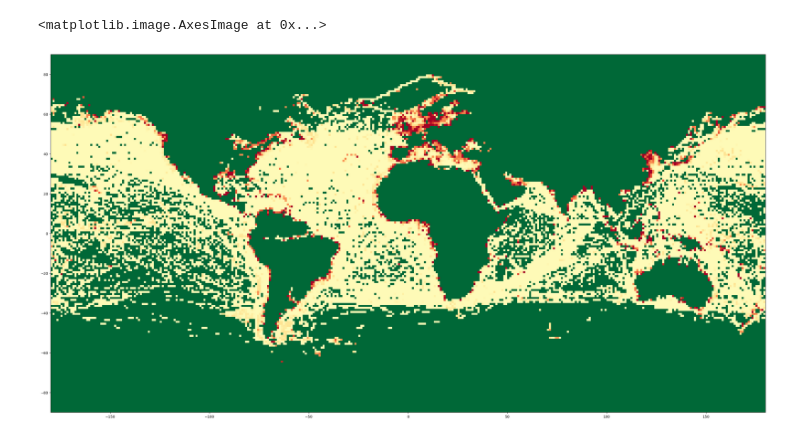
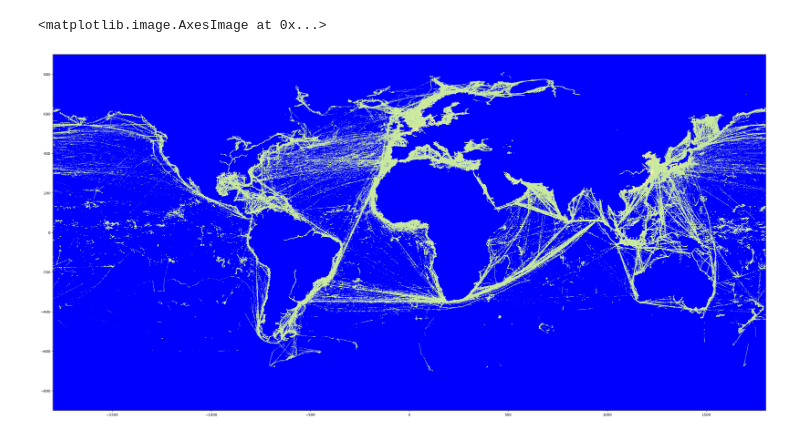
Before and after one commit to dominic-soh/thesis-research-papers, a Jupyter notebook: convert_png_to_scalar.ipynb, the cells around one changed output. Saved outputs shown, nothing was run; the diff lists cells and outputs as text; code cells hidden in the pictures.

```diff
--- a/convert_png_to_scalar.ipynb
+++ b/convert_png_to_scalar.ipynb
@@ -4,11 +4,29 @@ import matplotlib.cm as cm
 import numpy as np
 import scipy.cluster.vq as scv
 from mpl_toolkits.basemap import Basemap
+import matplotlib.colors as colors
+import math
+def func(x, a, b, c, d):
+    return a * np.exp(b * (x+d)) + c
 
+def truncate_colormap(cmap, minval=0.0, maxval=1.0, n=100):
+    new_cmap = colors.LinearSegmentedColormap.from_list(
+        'trunc({n},{a:.2f},{b:.2f})'.format(n=cmap.name, a=minval, b=maxval),
+        cmap(np.linspace(minval, maxval, n)))
+    return new_cmap
+
+def create_linear_slope(x_start, x_end, y_start, y_end):
+    slope = y_end - y_start / (x_end - x_start)
+    return slope
+
+cmap = cm.jet
+# new_cmap = truncate_colormap(cmap, 0.0, 0.7465)
+new_cmap = truncate_colormap(cm.Spectral_r, 0.35, 1.0)
 
 def colormap2arr(arr,cmap):
     # http://stackoverflow.com/questions/3720840/how-to-reverse-color-map-image-to-scalar-values/3722674#3722674
-    gradient=cmap(np.linspace(0.0,1.0,100))
+    # gradient=cmap(np.apply_along_axis(func, 0,np.linspace(0.0,10.0,100)))
+    gradient=cmap(np.linspace(0.0,1.0,1000))
 
     # Reshape arr to something like (240*240, 4), all the 4-tuples in a long list...
     arr2=arr.reshape((arr.shape[0]*arr.shape[1],arr.shape[2]))
@@ -17,21 +35,87 @@ def colormap2arr(arr,cmap):
     # Use vector quantization to shift the values in arr2 to the nearest point in
     # the code book (gradient).
     code,dist=scv.vq(arr2,gradient)
+    print(code.shape)
 
     # code is an array of length arr2 (240*240), holding the code book index for
     # each observation. (arr2 are the "observations".)
     # Scale the values so they are from 0 to 1.
+    print(code.max(),code.min())
     values=code.astype('float')/gradient.shape[0]
+    non_zero = values[values != 0]
+    range_of_x = non_zero.max() - non_zero.min()
+    for index, i in enumerate(values):
+        if i == 0:
+            continue
+        else:
+            i = (i - non_zero.min()) / range_of_x
+            # 0, 0.05, 0.1, 0.2, 0.5, 2, 5, 10, 20, 100, 150
+            if i <= 0.1:
+                slope = create_linear_slope(0, 0.1, 0, 0.05)
+                c = 0 - slope * 0
+                y = slope * i + c
+                values[index] = y
+            elif i <= 0.2:
+                slope = create_linear_slope(0.1, 0.2, 0.05, 0.1)
+                c = 0.05 - slope * 0.1
+                y = slope * i + c
+                values[index] = y
+            elif i <= 0.3:
+                slope = create_linear_slope(0.2, 0.3, 0.1, 0.2)
+                c = 0.1 - slope * 0.2
+                y = slope * i + c
+                values[index] = y
+            elif i <= 0.4:
+                slope = create_linear_slope(0.3, 0.4, 0.2, 0.5)
+                c = 0.2 - slope * 0.3
+                y = slope * i + c
+                values[index] = y
+            elif i <= 0.5:
+                slope = create_linear_slope(0.4, 0.5, 0.5, 2)
+                c = 0.5 - slope * 0.4
+                y = slope * i + c
+                values[index] = y
+            elif i <= 0.6:
+                slope = create_linear_slope(0.5, 0.6, 2, 5)
+                c = 2 - slope * 0.5
+                y = slope * i + c
+                values[index] = y
+            elif i <= 0.7:
+                slope = create_linear_slope(0.6, 0.7, 5, 10)
+                c = 5 - slope * 0.6
+                y = slope * i + c
+                values[index] = y
+            elif i <= 0.8:
+                slope = create_linear_slope(0.7, 0.8, 10, 20)
+                c = 10 - slope * 0.7
+                y = slope * i + c
+                values[index] = y
+            elif i <= 0.9:
+                slope = create_linear_slope(0.8, 0.9, 20, 100)
+                c = 20 - slope * 0.8
+                y = slope * i + c
+                values[index] = y
+            elif i <= 1.0:
+                slope = create_linear_slope(0.9, 1.0, 100, 500)
+                c = 100 - slope * 0.9
+                y = slope * i + c
+                values[index] = y
+            # else:
+            #     values[index] = func(((i - non_zero.min()) / range_of_x) * 10, *popt)
+            # values[index] = (i - non_zero.min()) / range_of_x
+            # values[index] = i
+
 
     # Reshape values back to (240,240)
-    values=values.reshape(180, 360)
+    values=values.reshape(1800, 3600)
     values=values[::-1]
     return values
 fig, ax = plt.subplots(figsize=(36,72))
 
-arr=plt.imread('2011-06-01_1deg_density.png')
-values=colormap2arr(arr,cm.jet)
+arr=plt.imread('2020-04-01_10km_density.png')
+values=colormap2arr(arr,cmap)
 # Proof that it works:
-plt.imshow(values, cmap='RdYlGn_r',
-           origin='lower', extent=[-180,180,-90,90])
+new_cmap.set_under('blue')
+plt.imshow(values, cmap=new_cmap,
+           origin='lower', extent=[-1800,1800,-900,900], vmin=0.001)
 # %% [output]
@@ -39,2 +125,2 @@ plt.imshow(values, cmap='RdYlGn_r',
 <matplotlib.image.AxesImage at 0x...>
-[figure, old version]
+[figure, new version]
```
Also changed, not shown: parts of 9 cells of this notebook.
